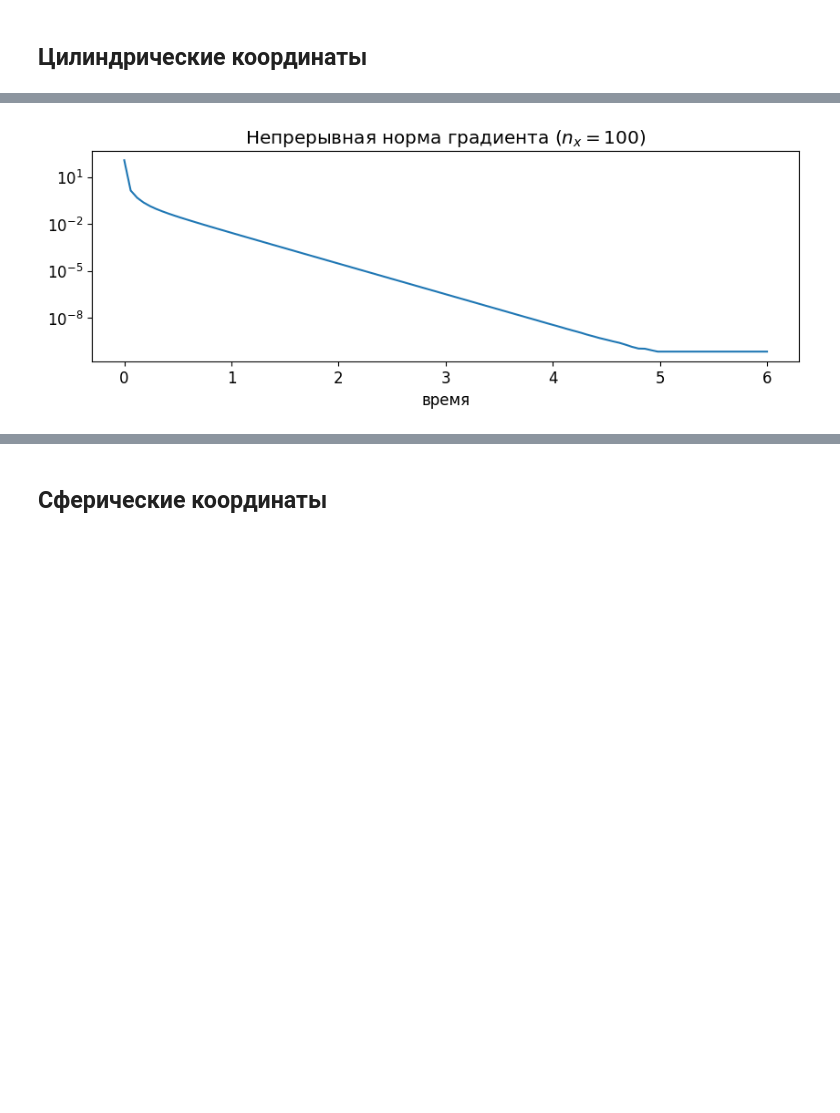
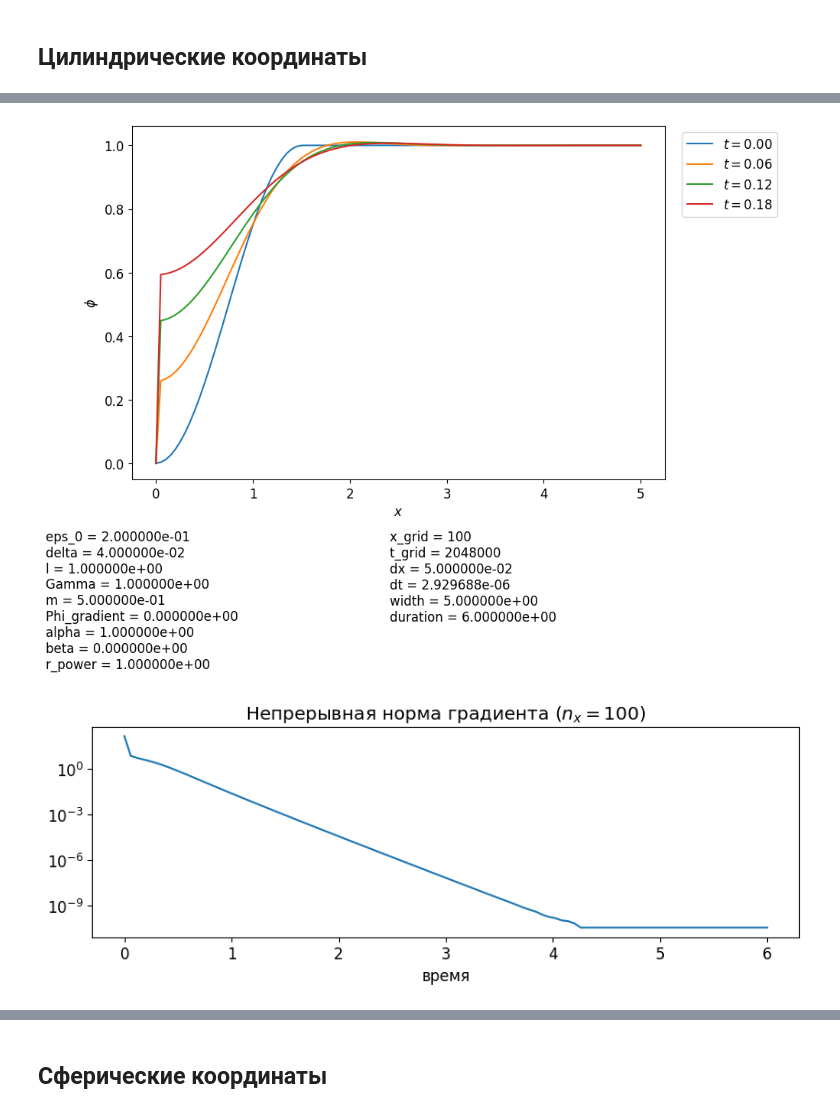
Before and after one commit to ponomarevandr/disruption, a Jupyter notebook: various_coordinates/experiments/test_bilaplasian/test_bilaplasian.ipynb, the cells around one changed output, grey strips where cells are left out. Saved outputs shown, nothing was run; the diff lists cells and outputs as text; code cells hidden in the pictures; blank space fills up the shorter version.

```diff
--- a/various_coordinates/experiments/test_bilaplasian/test_bilaplasian.ipynb
+++ b/various_coordinates/experiments/test_bilaplasian/test_bilaplasian.ipynb
@@ -102,8 +96,12 @@ norm_plot(model_cyl_50, '$n_x = 50$')
+# %%
+model_cyl_100 = model_from_file('../../bin/model_cyl_100.csv')
+model_plot(model_cyl_100, [0, 0.06, 0.12, 0.2], figsize=(9, 6))
+# %% [output]
+[figure, added]
 # %%
-model_cyl_100 = model_from_file('../../bin/model_cyl_100.csv')
 norm_plot(model_cyl_100, '$n_x = 100$')
 # %% [output]
-[figure, old version]
+[figure, new version]
 # %%
 model_cyl_200 = model_from_file('../../bin/model_cyl_200.csv')
 norm_plot(model_cyl_200, '$n_x = 200$')
```
Also changed, not shown: parts of 13 cells of this notebook, 6 other files.
